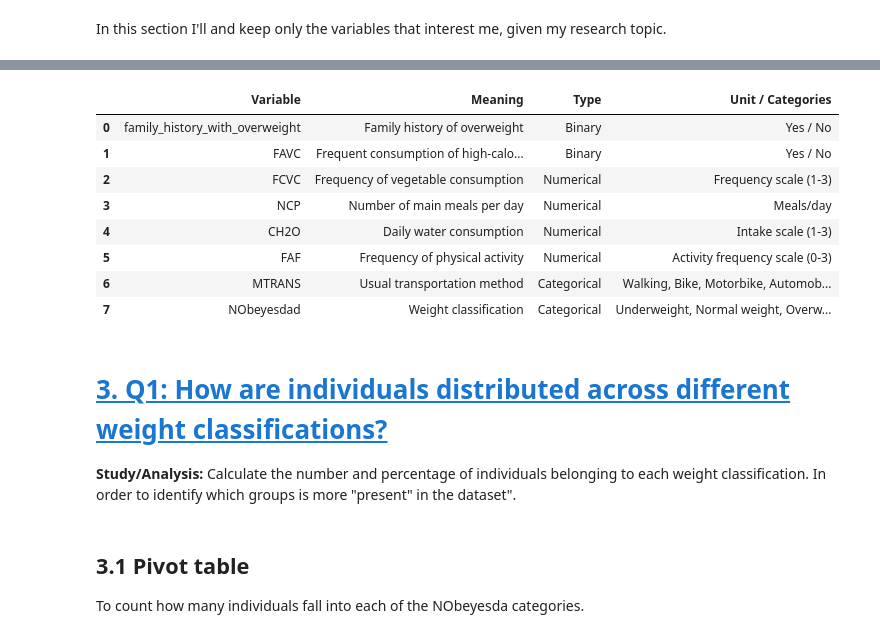
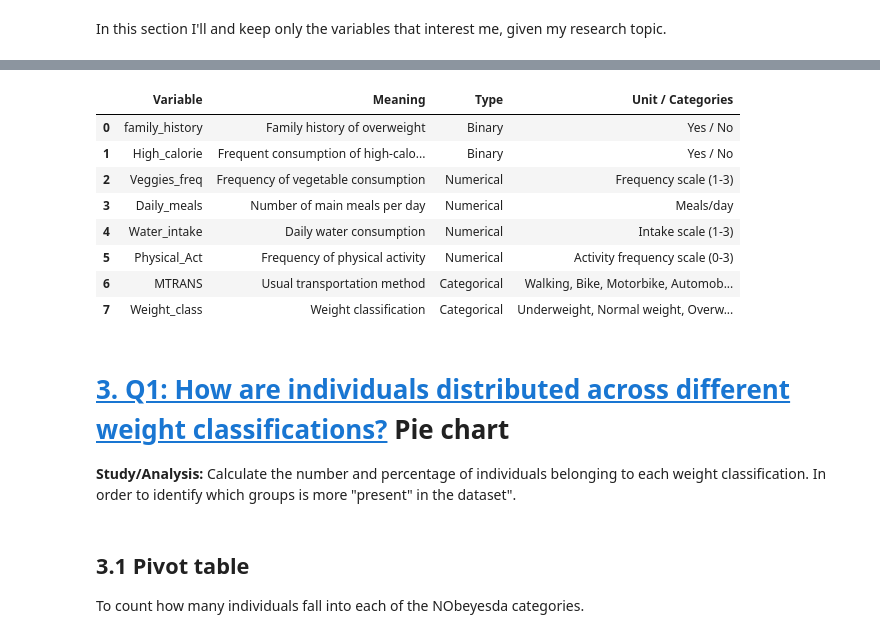
Before and after one commit to LeylahfrA01178568/2039_data_visualization, a Jupyter notebook: A6_intermediate_presentation.ipynb, the cells around one changed output, grey strips where cells are left out. Drawn from its saved outputs; the diff is of its cells as text; code cells hidden in the pictures.

```diff
--- a/A6_intermediate_presentation.ipynb
+++ b/A6_intermediate_presentation.ipynb
@@ -208,0 +207,24 @@ interest_variables = ['family_history_with_overweight', 'FAVC', 'FCVC', 'NCP', '
+# %%
+# Select variables of interest
+
+interest_variables = [
+    'family_history_with_overweight',
+    'FAVC', 'FCVC', 'NCP', 'CH2O',
+    'FAF', 'MTRANS', 'NObeyesdad'
+]
+
+# update data set with variables of interest
+ndf = df[interest_variables].copy()
+
+# Rename variables
+ndf.rename(columns={
+    'family_history_with_overweight': 'family_history',
+    'FAVC': 'High_calorie',
+    'FCVC': 'Veggies_freq',
+    'NCP': 'Daily_meals',
+    'CH2O': 'Water_intake',
+    'FAF': 'Physical_Act',
+    'NObeyesdad': 'Weight_class'
+}, inplace=True)
+
+ndf.head()
@@ -209,19 +238,23 @@ interest_variables = ['family_history_with_overweight', 'FAVC', 'FCVC', 'NCP', '
 # %%
+# Classify variables based on their values
 
-# Clasification of variables for table visualization
 variable_types = {}
 
-for col in interest_variables:
+for col in ndf.columns:
+
     if ndf[col].nunique() == 2:
         var_type = 'Binary'
+
     elif ndf[col].dtype == 'object':
         var_type = 'Categorical'
+
     else:
         var_type = 'Numerical'
+
     variable_types[col] = var_type
 # %%
 variables_table = pd.DataFrame({
-    'Variable': interest_variables,
+    'Variable': ndf.columns,
 
     'Meaning': [
         'Family history of overweight',
@@ -230,43 +263,43 @@ variables_table = pd.DataFrame({
         'Number of main meals per day',
         'Daily water consumption',
         'Frequency of physical activity',
         'Usual transportation method',
         'Weight classification'
     ],
 
     'Unit / Categories': [
         'Yes / No',
         'Yes / No',
         'Frequency scale (1-3)',
         'Meals/day',
         'Intake scale (1-3)',
         'Activity frequency scale (0-3)',
         'Walking, Bike, Motorbike, Automobile, Public Transportation',
         'Underweight, Normal weight, Overweight I-II, Obesity I-III'
     ]
 })
 
 # Add previously identified types
 variables_table['Type'] = variables_table['Variable'].map(variable_types)
 
 # Arrange columns
 variables_table = variables_table[
     ['Variable', 'Meaning', 'Type', 'Unit / Categories']
 ]
 
 display(variables_table)
 # %% [output]
 |  | Variable | Meaning | Type | Unit / Categories |
-| 0 | family_history_with_overweight | Family history of overweight | Binary | Yes / No |
-| 1 | FAVC | Frequent consumption of high-calo... | Binary | Yes / No |
-| 2 | FCVC | Frequency of vegetable consumption | Numerical | Frequency scale (1-3) |
-| 3 | NCP | Number of main meals per day | Numerical | Meals/day |
-| 4 | CH2O | Daily water consumption | Numerical | Intake scale (1-3) |
-| 5 | FAF | Frequency of physical activity | Numerical | Activity frequency scale (0-3) |
+| 0 | family_history | Family history of overweight | Binary | Yes / No |
+| 1 | High_calorie | Frequent consumption of high-calo... | Binary | Yes / No |
+| 2 | Veggies_freq | Frequency of vegetable consumption | Numerical | Frequency scale (1-3) |
+| 3 | Daily_meals | Number of main meals per day | Numerical | Meals/day |
+| 4 | Water_intake | Daily water consumption | Numerical | Intake scale (1-3) |
+| 5 | Physical_Act | Frequency of physical activity | Numerical | Activity frequency scale (0-3) |
 | 6 | MTRANS | Usual transportation method | Categorical | Walking, Bike, Motorbike, Automob... |
-| 7 | NObeyesdad | Weight classification | Categorical | Underweight, Normal weight, Overw... |
+| 7 | Weight_class | Weight classification | Categorical | Underweight, Normal weight, Overw... |
 # %% [markdown]
-# [3. Q1: How are individuals distributed across different weight classifications?]((#scrollTo=u9q-QGBEvqn_&line=10&uniqifier=1))
+# [3. Q1: How are individuals distributed across different weight classifications?]((#scrollTo=u9q-QGBEvqn_&line=10&uniqifier=1)) **Pie chart**
 
 **Study/Analysis:** Calculate the number and percentage of individuals belonging to each weight classification. In order to identify which groups is more "present" in the dataset".
 # %% [markdown]
```
Also changed, not shown: parts of 7 cells of this notebook.
